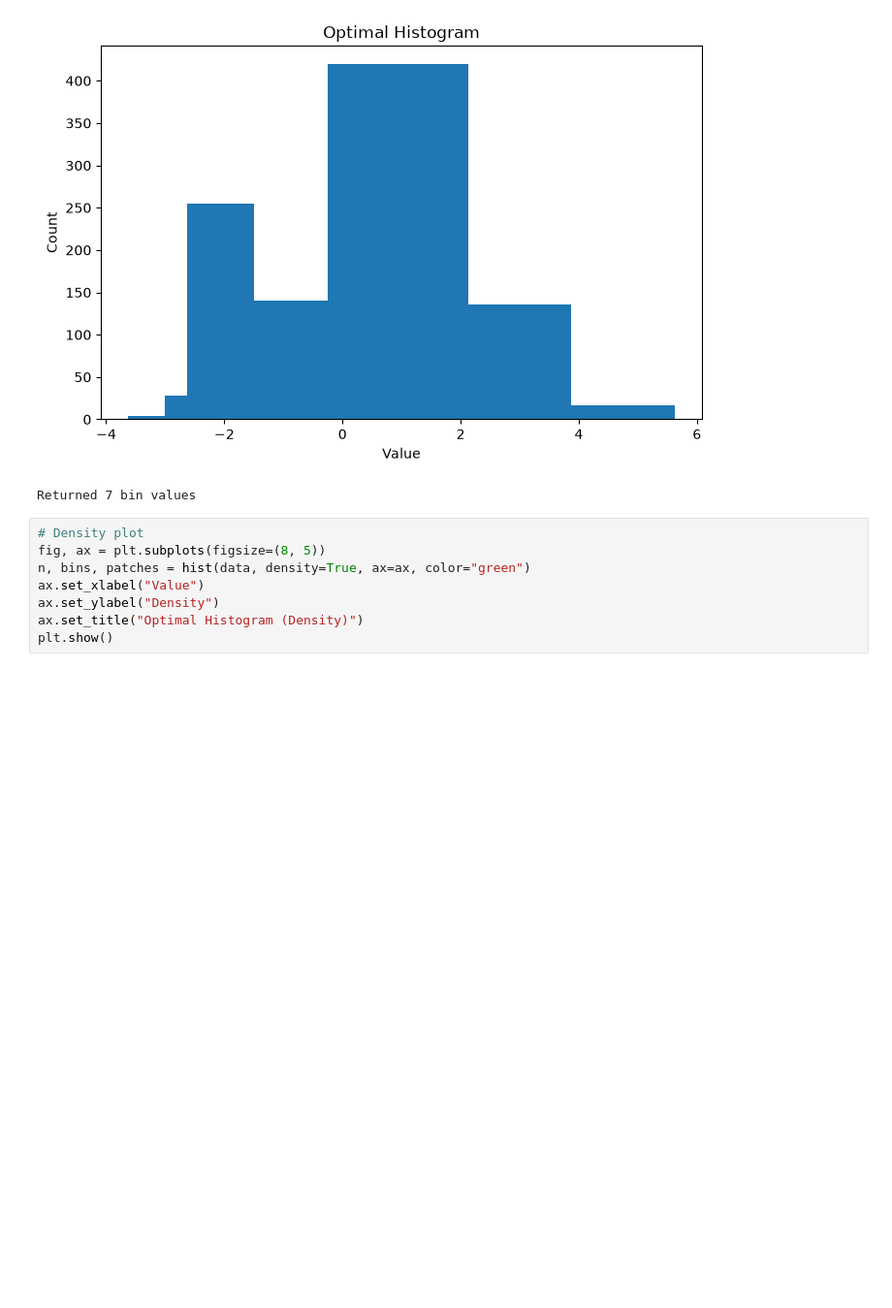
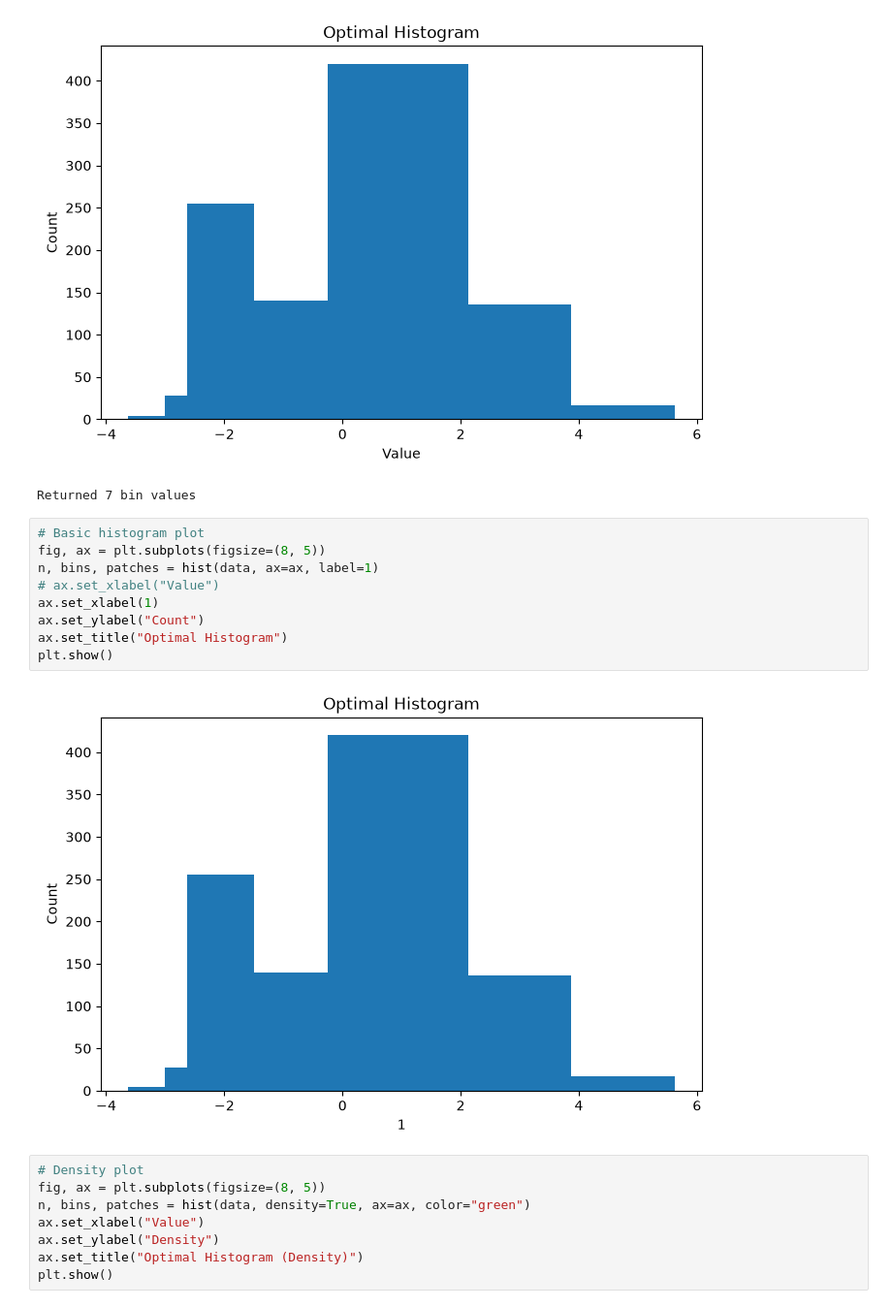
Before and after one commit to KhiopsML/khisto-python, a Jupyter notebook: sandbox/khisto_demo.ipynb, the cells around one changed output. Shown at 97% size. Drawn from its saved outputs; the diff is of its cells as text; blank space fills up the shorter version.

```diff
--- a/sandbox/khisto_demo.ipynb
+++ b/sandbox/khisto_demo.ipynb
@@ -124,6 +124,17 @@ print(f"Returned {len(n)} bin values")
 # %% [output]
 [figure]
 Returned 7 bin values
+# %%
+# Basic histogram plot
+fig, ax = plt.subplots(figsize=(8, 5))
+n, bins, patches = hist(data, ax=ax, label=1)
+# ax.set_xlabel("Value")
+ax.set_xlabel(1)
+ax.set_ylabel("Count")
+ax.set_title("Optimal Histogram")
+plt.show()
+# %% [output]
+[figure, added]
 # %%
 # Density plot
 fig, ax = plt.subplots(figsize=(8, 5))
```
Also changed, not shown: 1 other file.
